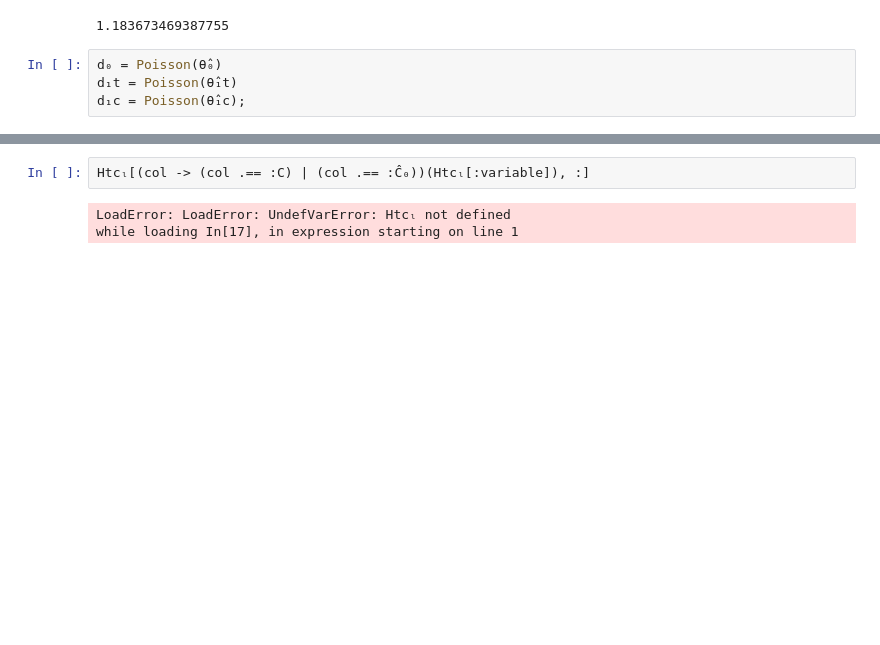
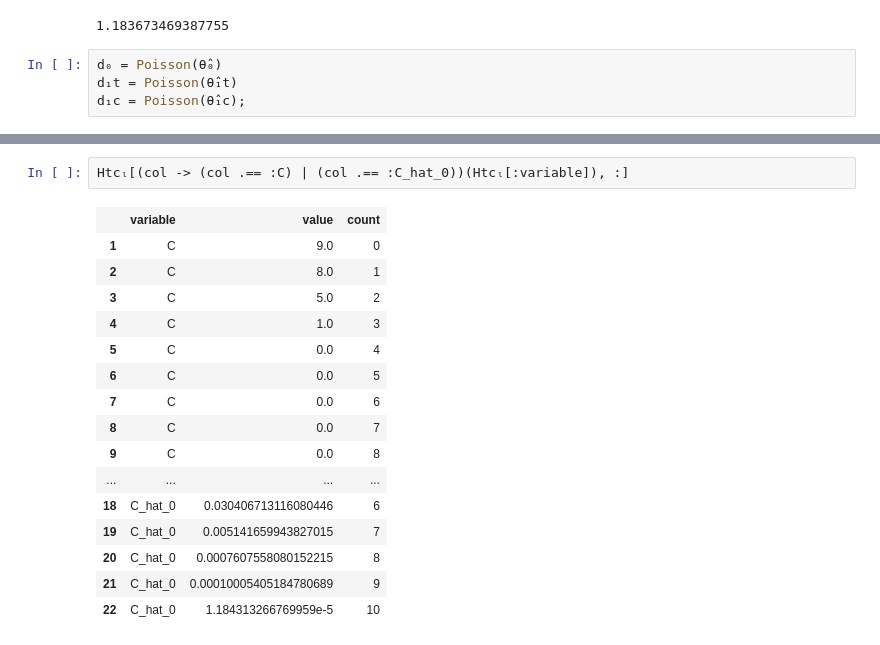
Before and after one commit to ConradScott/IJuliaSamples, a Jupyter notebook: GLM/Example 2.2.1 Chronic medical conditions.ipynb, the cells around one changed output, grey strips where cells are left out. Cells and saved outputs as stored; diff of their text form; blank space fills up the shorter version.

```diff
--- a/GLM/Example 2.2.1 Chronic medical conditions.ipynb
+++ b/GLM/Example 2.2.1 Chronic medical conditions.ipynb
@@ -141,5 +175,19 @@ Plot(...)
 # %%
-Htcₗ[(col -> (col .== :C) | (col .== :Ĉ₀))(Htcₗ[:variable]), :]
+Htcₗ[(col -> (col .== :C) | (col .== :C_hat_0))(Htcₗ[:variable]), :]
 # %% [output]
-LoadError: LoadError: UndefVarError: Htcₗ not defined
-while loading In[17], in expression starting on line 1
+|  | variable | value | count |
+| 1 | C | 9.0 | 0 |
+| 2 | C | 8.0 | 1 |
+| 3 | C | 5.0 | 2 |
+| 4 | C | 1.0 | 3 |
+| 5 | C | 0.0 | 4 |
+| 6 | C | 0.0 | 5 |
+| 7 | C | 0.0 | 6 |
+| 8 | C | 0.0 | 7 |
+| 9 | C | 0.0 | 8 |
+| ... | ... | ... | ... |
+| 18 | C_hat_0 | 0.030406713116080446 | 6 |
+| 19 | C_hat_0 | 0.005141659943827015 | 7 |
+| 20 | C_hat_0 | 0.0007607558080152215 | 8 |
+| 21 | C_hat_0 | 0.00010005405184780689 | 9 |
+| 22 | C_hat_0 | 1.184313266769959e-5 | 10 |
```
Also changed, not shown: parts of 4 cells of this notebook, 3 other files.
